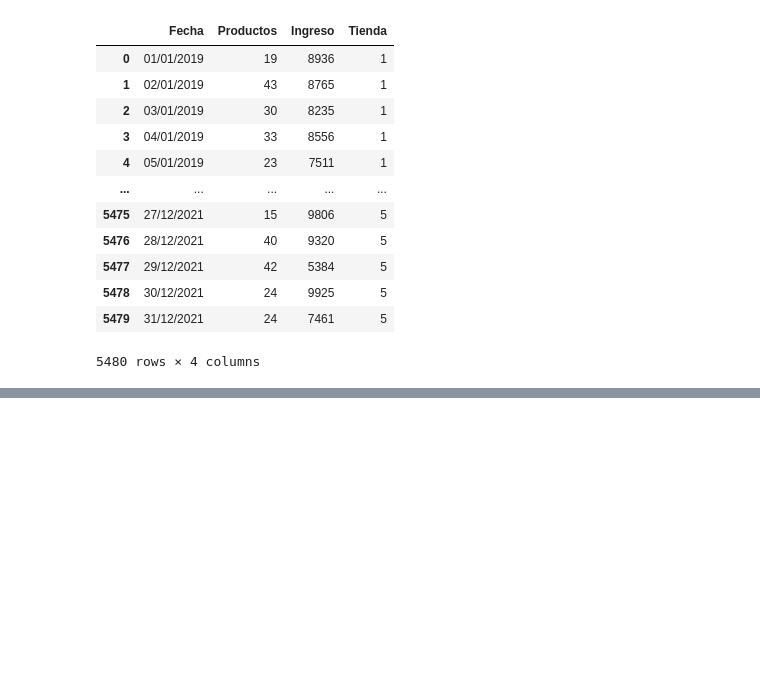
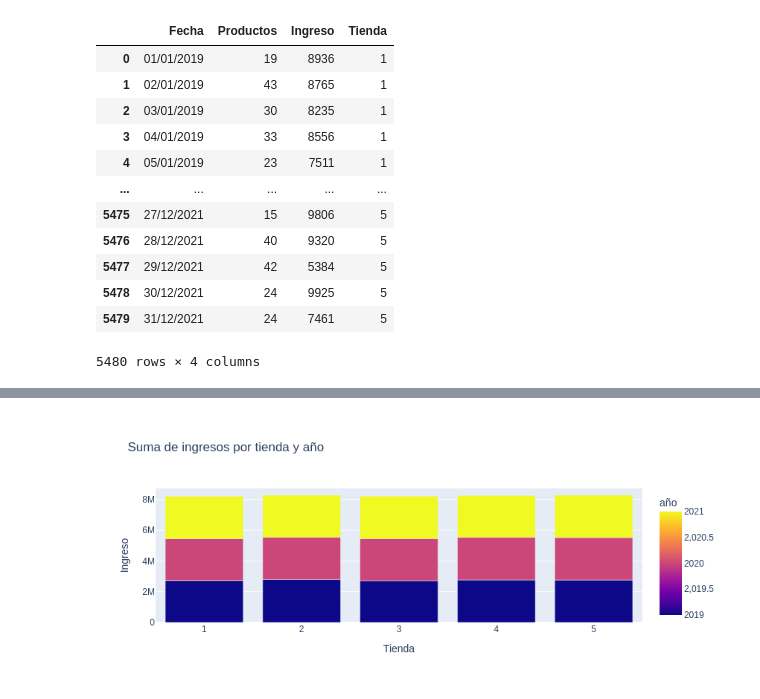
Before and after one commit to nacholandin/informe-ventas, a Jupyter notebook: Informe.ipynb, the cells around one changed output, grey strips where cells are left out. Saved outputs shown, nothing was run; the diff lists cells and outputs as text; code cells hidden in the pictures; blank space fills up the shorter version.

```diff
--- a/Informe.ipynb
+++ b/Informe.ipynb
@@ -20,0 +135,5 @@ df
+# %%
+fig4 = px.bar(ingreso_por_tienda_año, x='Tienda', y='Ingreso', color='año', title='Suma de ingresos por tienda y año')
+fig4.show()
+# %% [output]
+[figure, added]
```
Also changed, not shown: parts of 21 cells of this notebook, 1 other file.
